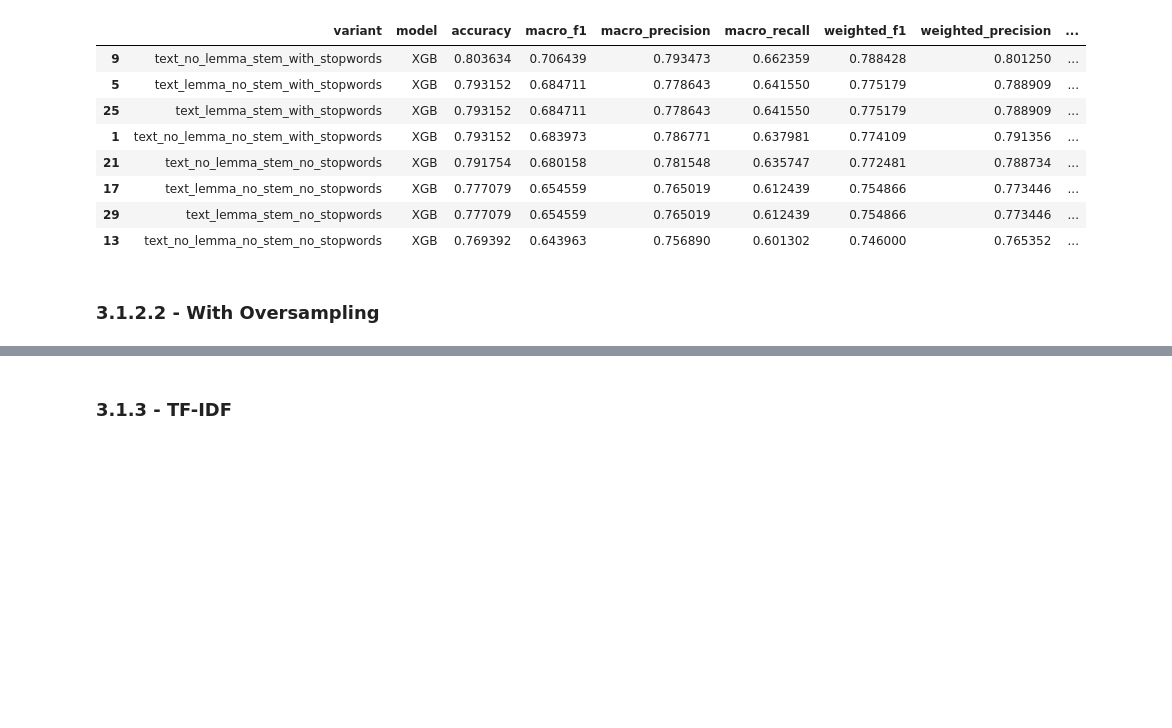
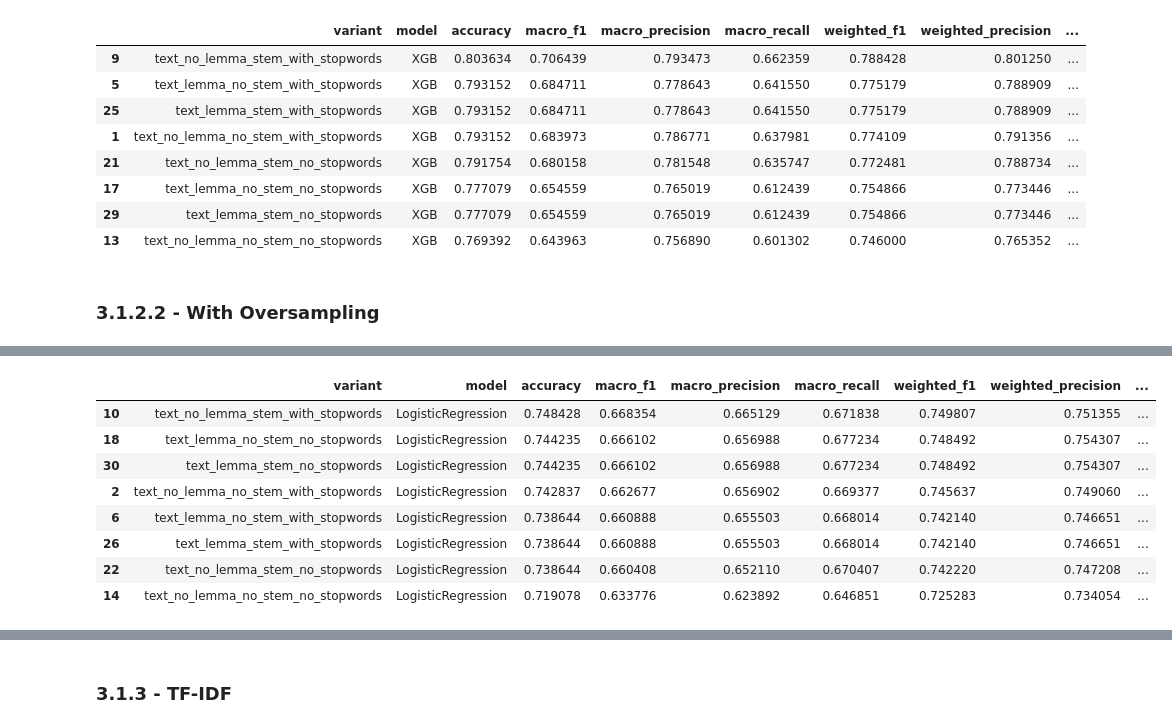
Before and after one commit to VGoon/TMProject_Group8_2425, a Jupyter notebook: Project.ipynb, the cells around one changed output, grey strips where cells are left out. Drawn from its saved outputs; the diff is of its cells as text; code cells hidden in the pictures; blank space fills up the shorter version.

Commit message:
Add files via upload
All models using Bag of words results

```diff
--- a/Project.ipynb
+++ b/Project.ipynb
@@ -430,3 +475,40 @@ XGB_results.sort_values(by='macro_f1', ascending=False)
 | 13 | text_no_lemma_no_stem_no_stopwords | XGB | 0.769392 | 0.643963 | 0.756890 | 0.601302 | 0.746000 | 0.765352 | ... |
 # %% [markdown]
 ### 3.1.2.2 - With Oversampling
+# %%
+# Traditional ML Classifiers using SMOTE Oversampling
+results_bow_os = []
+
+for col in combinations:
+    column_name = col[0]
+    print(f"\n=== Oversampled Results for {column_name} ===")
+
+    X_train_os = bow_vectors_os[column_name]["train"]
+    y_train_os = bow_vectors_os[column_name]["y_train"]
+    X_val_os = bow_vectors_os[column_name]["val"]  # Note: val is not changed by SMOTE
+
+    for name, model in models.items():
+        print(f"\nTraining {name}...")
+        # Fit model on oversampled data
+        model.fit(X_train_os, y_train_os)
+        if name == "SVC":
+            y_pred_os = model.predict(X_val_os.toarray())
+        else:
+            y_pred_os = model.predict(X_val_os)
+
+        # Collect evaluation metrics
+        report_os = classification_report(y_val, y_pred_os, output_dict=True)
+        results_bow_os.append({
+            "variant": column_name,
+            "model": name,
+            "accuracy": report_os["accuracy"],
+            "macro_f1": report_os["macro avg"]["f1-score"],
+            "macro_precision": report_os["macro avg"]["precision"],
+            "macro_recall": report_os["macro avg"]["recall"],
+            "weighted_f1": report_os["weighted avg"]["f1-score"],
+            "weighted_precision": report_os["weighted avg"]["precision"],
+            "weighted_recall": report_os["weighted avg"]["recall"],
+        })
+
+# Create DataFrame
+traditional_ml_bow_os = pd.DataFrame(results_bow_os)
@@ -432,0 +585,14 @@ XGB_results.sort_values(by='macro_f1', ascending=False)
+# %%
+# Sort by macro_f1 per model for oversampled data
+logistic_regression_os = traditional_ml_bow_os[traditional_ml_bow_os['model'] == 'LogisticRegression']
+logistic_regression_os.sort_values(by='macro_f1', ascending=False)
+# %% [output]
+|  | variant | model | accuracy | macro_f1 | macro_precision | macro_recall | weighted_f1 | weighted_precision | ... |
+| 10 | text_no_lemma_stem_with_stopwords | LogisticRegression | 0.748428 | 0.668354 | 0.665129 | 0.671838 | 0.749807 | 0.751355 | ... |
+| 18 | text_lemma_no_stem_no_stopwords | LogisticRegression | 0.744235 | 0.666102 | 0.656988 | 0.677234 | 0.748492 | 0.754307 | ... |
+| 30 | text_lemma_stem_no_stopwords | LogisticRegression | 0.744235 | 0.666102 | 0.656988 | 0.677234 | 0.748492 | 0.754307 | ... |
+| 2 | text_no_lemma_no_stem_with_stopwords | LogisticRegression | 0.742837 | 0.662677 | 0.656902 | 0.669377 | 0.745637 | 0.749060 | ... |
+| 6 | text_lemma_no_stem_with_stopwords | LogisticRegression | 0.738644 | 0.660888 | 0.655503 | 0.668014 | 0.742140 | 0.746651 | ... |
+| 26 | text_lemma_stem_with_stopwords | LogisticRegression | 0.738644 | 0.660888 | 0.655503 | 0.668014 | 0.742140 | 0.746651 | ... |
+| 22 | text_no_lemma_stem_no_stopwords | LogisticRegression | 0.738644 | 0.660408 | 0.652110 | 0.670407 | 0.742220 | 0.747208 | ... |
+| 14 | text_no_lemma_no_stem_no_stopwords | LogisticRegression | 0.719078 | 0.633776 | 0.623892 | 0.646851 | 0.725283 | 0.734054 | ... |
```
Also changed, not shown: parts of 19 cells of this notebook.
